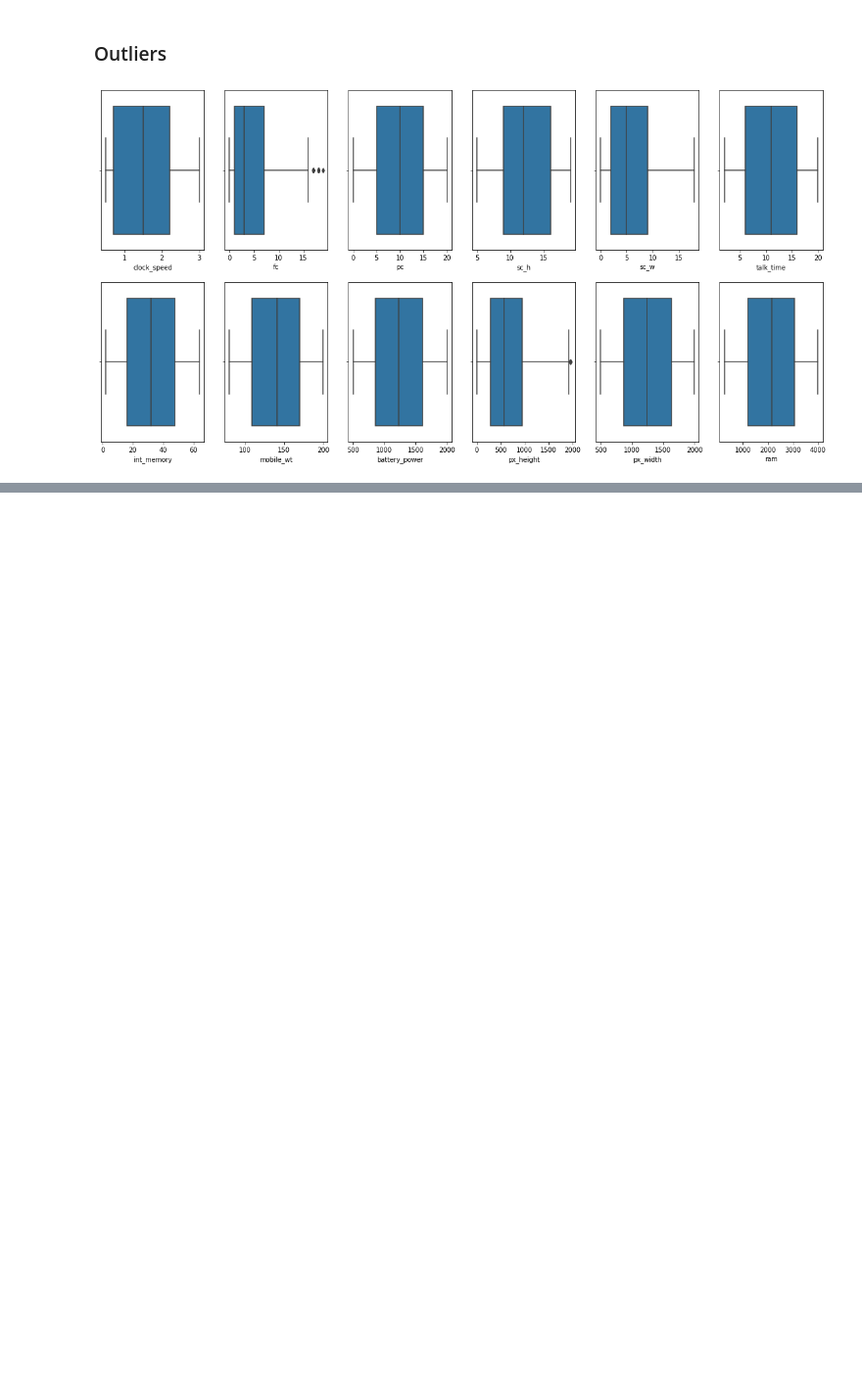
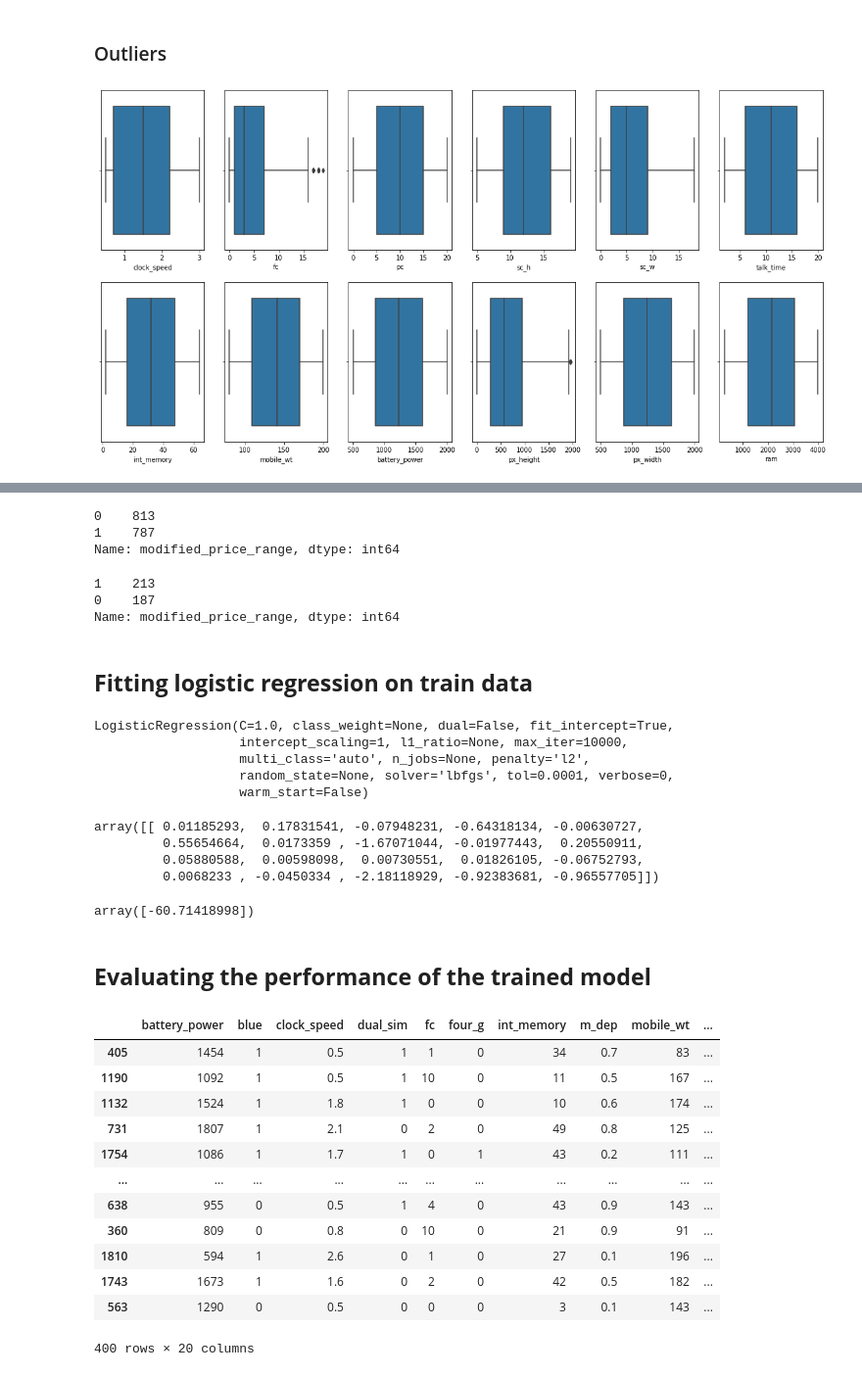
Before and after one commit to Sanjay9294/mobile_price_range, a Jupyter notebook: Copy_of_mobile_price_range_prediction.ipynb, the cells around one changed output, grey strips where cells are left out. Shown at 98% size. Saved outputs shown, nothing was run; the diff lists cells and outputs as text; code cells hidden in the pictures; blank space fills up the shorter version.

```diff
--- a/Copy_of_mobile_price_range_prediction.ipynb
+++ b/Copy_of_mobile_price_range_prediction.ipynb
@@ -412,0 +526,39 @@ for index,item in enumerate(D_R_Variables):
+# %%
+Y_train.value_counts()
+# %% [output]
+0    813
+1    787
+Name: modified_price_range, dtype: int64
+# %%
+Y_test.value_counts()
+# %% [output]
+1    213
+0    187
+Name: modified_price_range, dtype: int64
+# %% [markdown]
+## <b>Fitting logistic regression on train data
+# %%
+from sklearn.linear_model import LogisticRegression
+
+clf = LogisticRegression(fit_intercept=True, max_iter=10000)
+clf.fit(X_train, Y_train)
+# %% [output]
+LogisticRegression(C=1.0, class_weight=None, dual=False, fit_intercept=True,
+                   intercept_scaling=1, l1_ratio=None, max_iter=10000,
+                   multi_class='auto', n_jobs=None, penalty='l2',
+                   random_state=None, solver='lbfgs', tol=0.0001, verbose=0,
+                   warm_start=False)
+# %%
+# Get the model coefficients
+clf.coef_
+# %% [output]
+array([[ 0.01185293,  0.17831541, -0.07948231, -0.64318134, -0.00630727,
+         0.55654664,  0.0173359 , -1.67071044, -0.01977443,  0.20550911,
+         0.05880588,  0.00598098,  0.00730551,  0.01826105, -0.06752793,
+         0.0068233 , -0.0450334 , -2.18118929, -0.92383681, -0.96557705]])
+# %%
+clf.intercept_
+# %% [output]
+array([-60.71418998])
+# %% [markdown]
+## <b>Evaluating the performance of the trained model
@@ -412,0 +569,16 @@ for index,item in enumerate(D_R_Variables):
+# %%
+X_test
+# %% [output]
+|  | battery_power | blue | clock_speed | dual_sim | fc | four_g | int_memory | m_dep | mobile_wt | ... |
+| 405 | 1454 | 1 | 0.5 | 1 | 1 | 0 | 34 | 0.7 | 83 | ... |
+| 1190 | 1092 | 1 | 0.5 | 1 | 10 | 0 | 11 | 0.5 | 167 | ... |
+| 1132 | 1524 | 1 | 1.8 | 1 | 0 | 0 | 10 | 0.6 | 174 | ... |
+| 731 | 1807 | 1 | 2.1 | 0 | 2 | 0 | 49 | 0.8 | 125 | ... |
+| 1754 | 1086 | 1 | 1.7 | 1 | 0 | 1 | 43 | 0.2 | 111 | ... |
+| ... | ... | ... | ... | ... | ... | ... | ... | ... | ... | ... |
+| 638 | 955 | 0 | 0.5 | 1 | 4 | 0 | 43 | 0.9 | 143 | ... |
+| 360 | 809 | 0 | 0.8 | 0 | 10 | 0 | 21 | 0.9 | 91 | ... |
+| 1810 | 594 | 1 | 2.6 | 0 | 1 | 0 | 27 | 0.1 | 196 | ... |
+| 1743 | 1673 | 1 | 1.6 | 0 | 2 | 0 | 42 | 0.5 | 182 | ... |
+| 563 | 1290 | 0 | 0.5 | 0 | 0 | 0 | 3 | 0.1 | 143 | ... |
+400 rows × 20 columns
```
Also changed, not shown: parts of 58 cells of this notebook.
